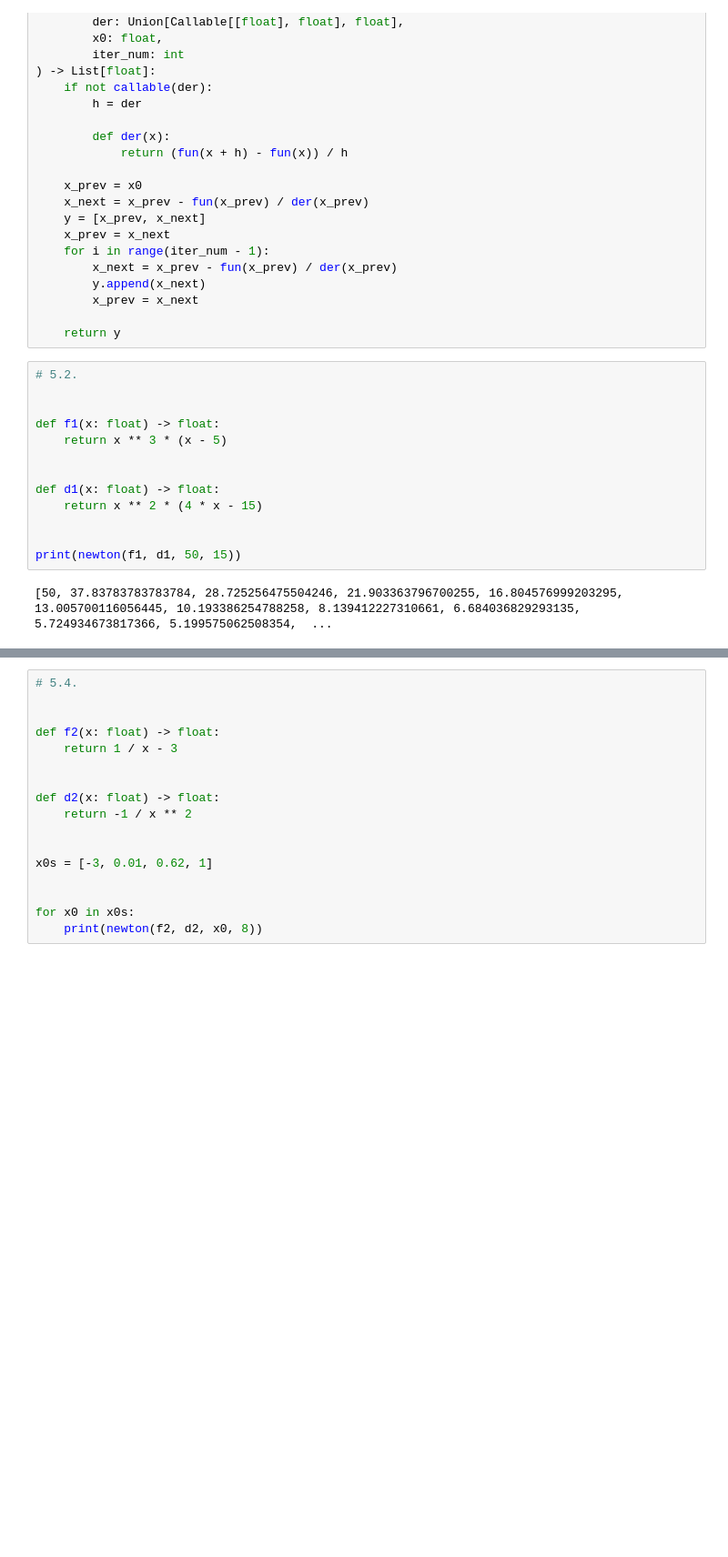
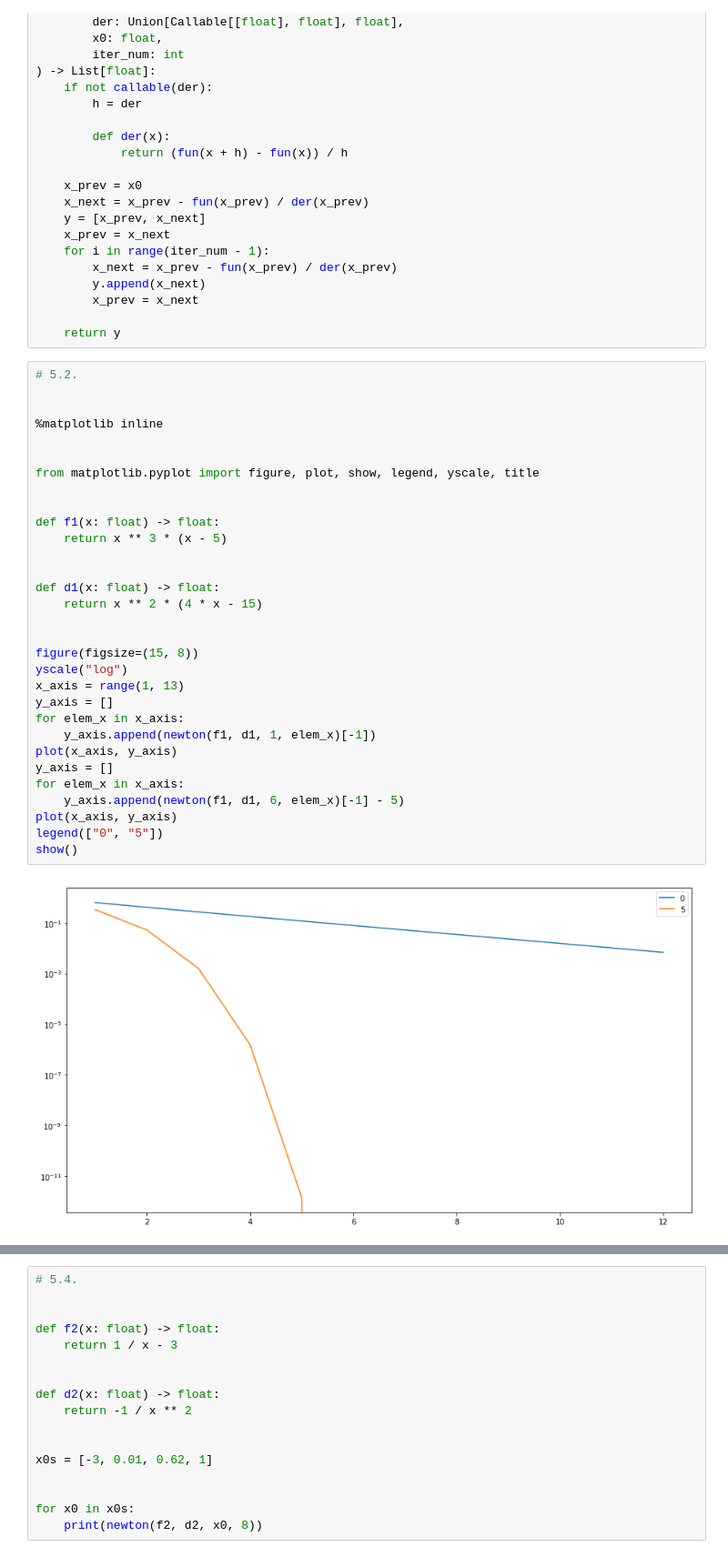
Before and after one commit to goalon/MNLab, a Jupyter notebook: 5.ipynb, the cells around one changed output, grey strips where cells are left out. Shown at 91% size. Saved outputs shown, nothing was run; the diff lists cells and outputs as text; blank space fills up the shorter version.

```diff
--- a/5.ipynb
+++ b/5.ipynb
@@ -29,19 +29,37 @@ def newton(
     return y
 # %%
 # 5.2.
+
+
+%matplotlib inline
+
+
+from matplotlib.pyplot import figure, plot, show, legend, yscale, title
 
 
 def f1(x: float) -> float:
     return x ** 3 * (x - 5)
 
 
 def d1(x: float) -> float:
     return x ** 2 * (4 * x - 15)
 
 
-print(newton(f1, d1, 50, 15))
+figure(figsize=(15, 8))
+yscale("log")
+x_axis = range(1, 13)
+y_axis = []
+for elem_x in x_axis:
+    y_axis.append(newton(f1, d1, 1, elem_x)[-1])
+plot(x_axis, y_axis)
+y_axis = []
+for elem_x in x_axis:
+    y_axis.append(newton(f1, d1, 6, elem_x)[-1] - 5)
+plot(x_axis, y_axis)
+legend(["0", "5"])
+show()
 # %% [output]
-[50, 37.83783783783784, 28.725256475504246, 21.903363796700255, 16.804576999203295, 13.005700116056445, 10.193386254788258, 8.139412227310661, 6.684036829293135, 5.724934673817366, 5.199575062508354,  ...
+[figure, added]
 # %%
 # 5.3.
 
```
Also changed, not shown: parts of 5 cells of this notebook.
